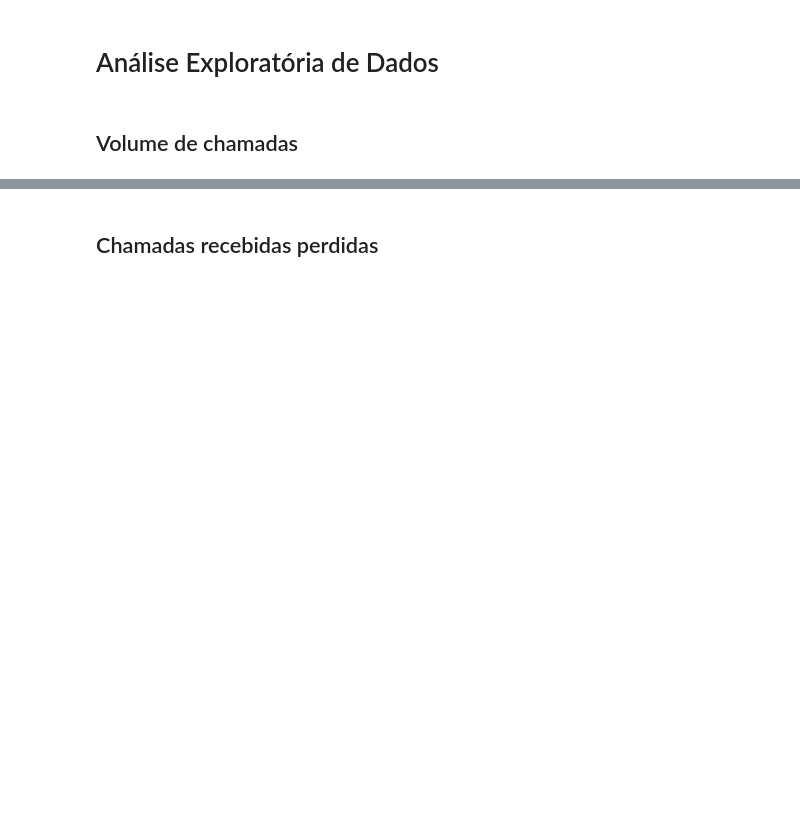
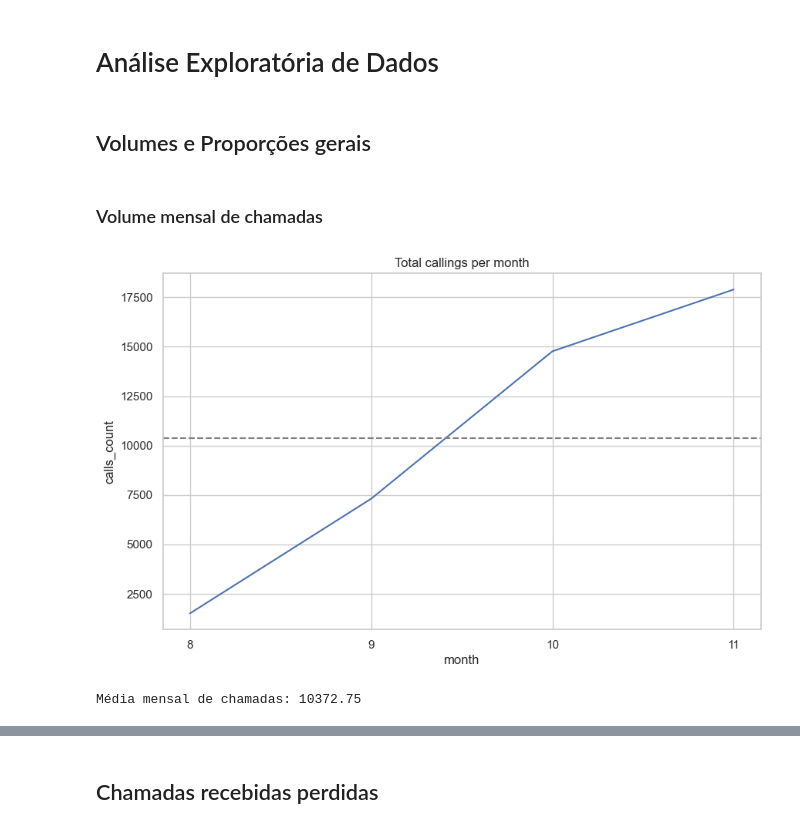
Before and after one commit to rodriguesbrian/tt14_call_center_project, a Jupyter notebook: notebooks/call_center_efficiency.ipynb, the cells around one changed output, grey strips where cells are left out. Drawn from its saved outputs; the diff is of its cells as text; code cells hidden in the pictures; blank space fills up the shorter version.

```diff
--- a/notebooks/call_center_efficiency.ipynb
+++ b/notebooks/call_center_efficiency.ipynb
@@ -253,0 +256,3 @@ Valores nulos
+# %%
+# exclusão valores nulos
+telecom = telecom.dropna()
@@ -270,3 +277,5 @@ telecom['waiting_time'] = telecom['total_call_duration'] - telecom['call_duratio
 # %%
 # criação coluna 'month'
 telecom['month'] = telecom['date'].dt.month
+# %%
+telecom['week'] = telecom['date'].dt.isocalendar().week
@@ -308,6 +308,17 @@ telecom.head()
 # %% [markdown]
 # Análise Exploratória de Dados
 # %% [markdown]
-## Volume de chamadas
+## Volumes e Proporções gerais
+# %% [markdown]
+### Volume mensal de chamadas
 # %%
-# Descoberta total de chamadas consoantes à variáveis temporais
+# criação de gráfico de linhas
+sns.lineplot(data=telecom.groupby('month')['calls_count'].count().reset_index(), x='month', y='calls_count')
+plt.title('Total callings per month')
+plt.xticks(telecom['month'].unique())
+plt.axhline(y=(telecom['calls_count'].count() / telecom['month'].nunique()), color='gray', linestyle='--')
+plt.show()
+print(f"Média mensal de chamadas: {telecom['calls_count'].count() / telecom['month'].nunique():.2f}")
+# %% [output]
+[figure, added]
+Média mensal de chamadas: 10372.75
```
Also changed, not shown: parts of 47 cells of this notebook.
